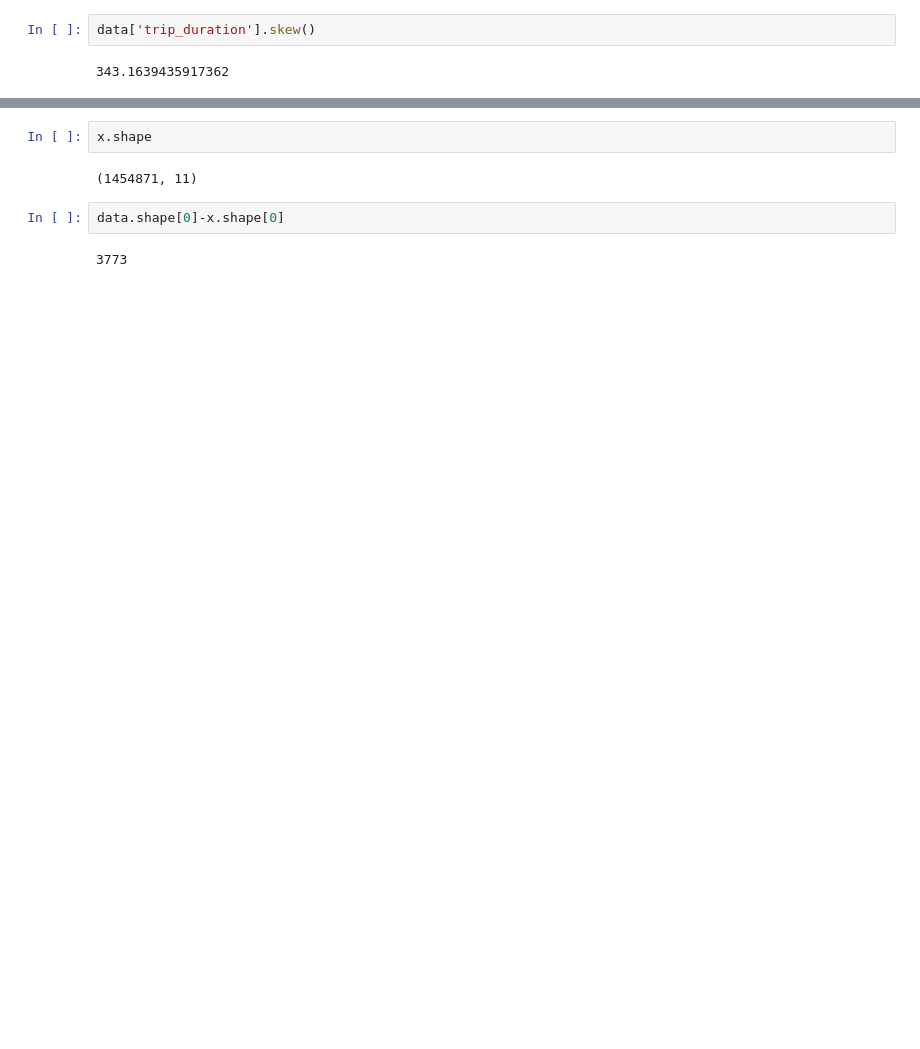
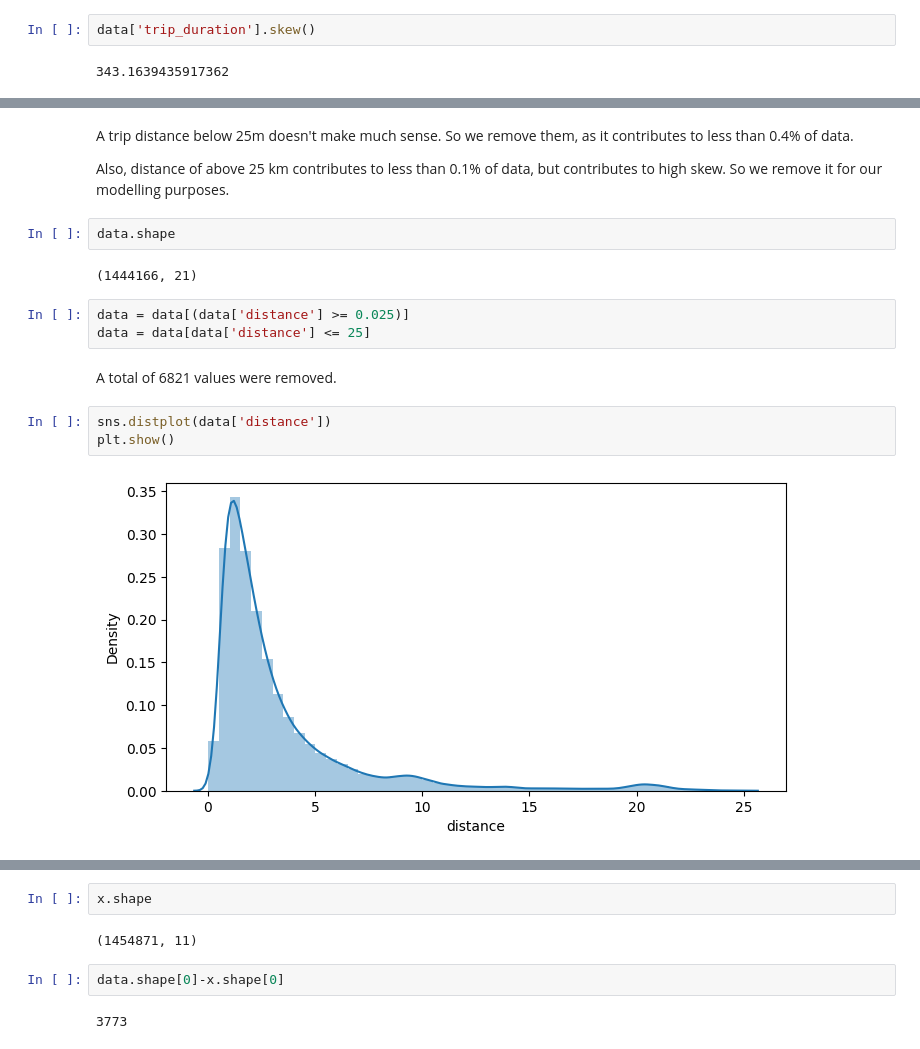
Before and after one commit to utkarshs75/NYC-Taxi-Data-Analysis, a Jupyter notebook: NYC_Taxi_Trip_Time_Prediction_Capstone_Project.ipynb, the cells around one changed output, grey strips where cells are left out. Drawn from its saved outputs; the diff is of its cells as text; blank space fills up the shorter version.

```diff
--- a/NYC_Taxi_Trip_Time_Prediction_Capstone_Project.ipynb
+++ b/NYC_Taxi_Trip_Time_Prediction_Capstone_Project.ipynb
@@ -91,0 +432,18 @@ data['trip_duration'].skew()
+# %% [markdown]
+A trip distance below 25m doesn't make much sense. So we remove them, as it contributes to less than 0.4% of data.
+
+Also, distance of above 25 km contributes to less than 0.1% of data, but contributes to high skew. So we remove it for our modelling purposes.
+# %%
+data.shape
+# %% [output]
+(1444166, 21)
+# %%
+data = data[(data['distance'] >= 0.025)]
+data = data[data['distance'] <= 25]
+# %% [markdown]
+A total of 6821 values were removed.
+# %%
+sns.distplot(data['distance'])
+plt.show()
+# %% [output]
+[figure, added]
```
Also changed, not shown: parts of 128 cells of this notebook.
